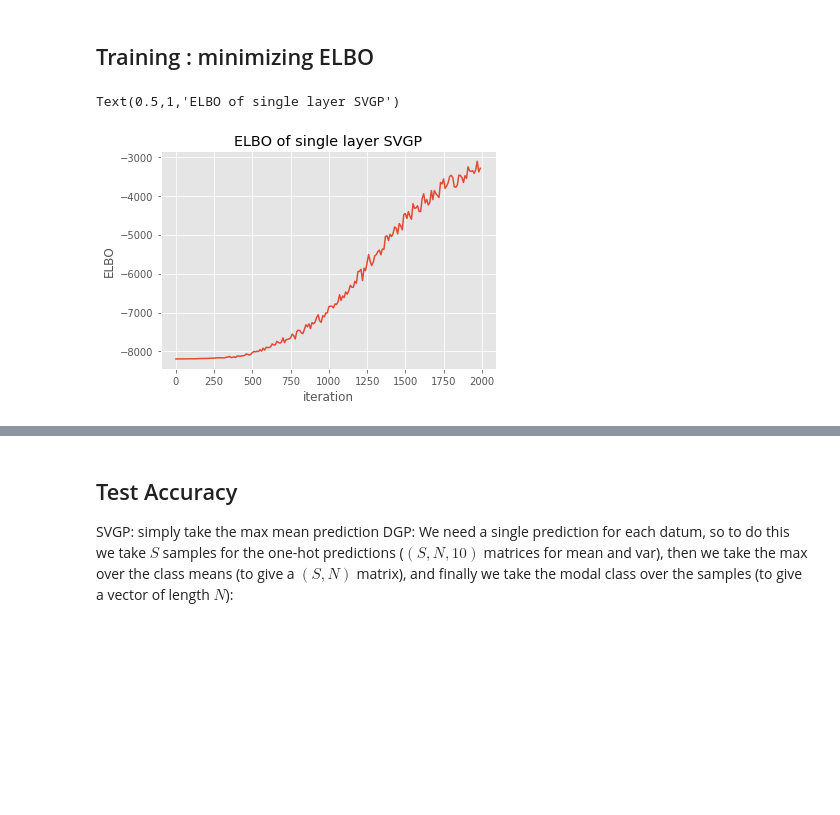
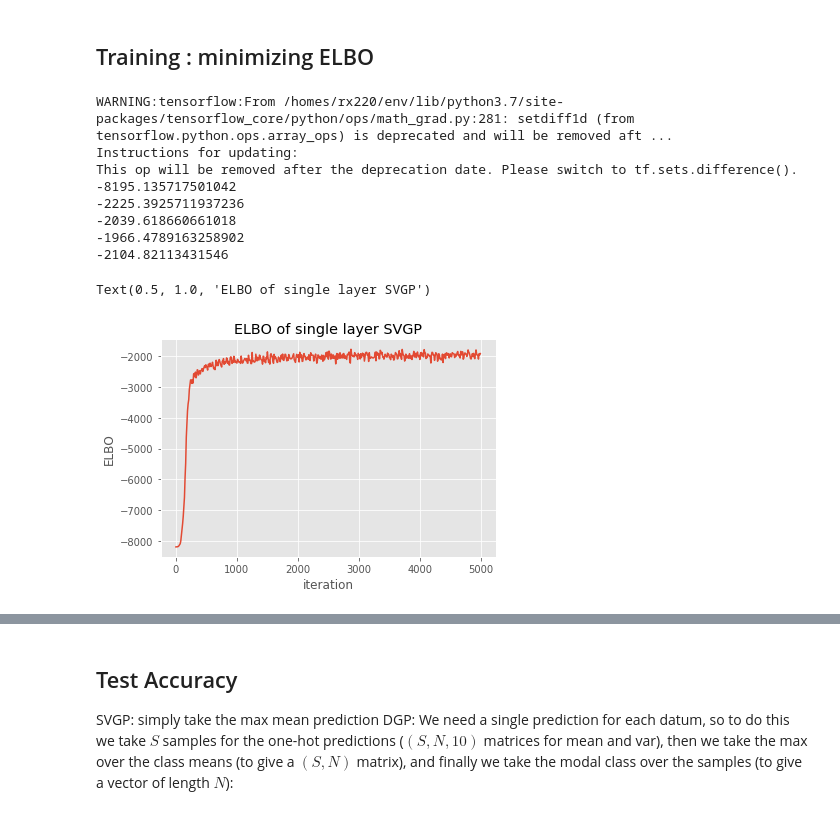
Before and after one commit to MattAshman/MLMI4, a Jupyter notebook: notebooks/mnist-classification.ipynb, the cells around one changed output, grey strips where cells are left out. Saved outputs shown, nothing was run; the diff lists cells and outputs as text; code cells hidden in the pictures; blank space fills up the shorter version.

```diff
--- a/notebooks/mnist-classification.ipynb
+++ b/notebooks/mnist-classification.ipynb
@@ -32,7 +36,7 @@ y_train = np.reshape(y_train,(-1,1))
 y_test = np.reshape(y_test,(-1,1))
 # %%
 minibatch_size = 1000
-#train_ds = tf.data.Dataset.from_tensor_slices((x_train, y_train)).repeat().shuffle(10000)
+train_ds = tf.data.Dataset.from_tensor_slices((x_train, y_train)).repeat().shuffle(10000)
 #test_ds = tf.data.Dataset.from_tensor_slices((x_test, y_test))
 # %%
 N = x_train.shape[0]
@@ -49,7 +53,8 @@ Z = kmeans2(x_train,M,minit='points')[0]
 # %%
 invlink = gpflow.likelihoods.RobustMax(10)  # Robustmax inverse link function
 likelihood = gpflow.likelihoods.MultiClass(10, invlink=invlink)  # Multiclass likelihood
-kernel = gpflow.kernels.SquaredExponential() + gpflow.kernels.White(variance=2e-6)
+kernel = gpflow.kernels.SquaredExponential()
+
 m = gpflow.models.SVGP(kernel=kernel, likelihood=likelihood,
     inducing_variable=Z, num_latent=10, whiten=True, q_diag=True)
 # %%
@@ -110,46 +111,59 @@ from tqdm import tqdm_notebook as tqdm
 def optimization_step(optimizer, model:gpflow.models.SVGP, batch):
     with tf.GradientTape(watch_accessed_variables=False) as tape:
         tape.watch(model.trainable_variables)
-        objective = - model.elbo(batch)
+        objective = - model.elbo(*batch)
         grads = tape.gradient(objective, model.trainable_variables)
     optimizer.apply_gradients(zip(grads, model.trainable_variables))
     return objective
 
 @tf.function(autograph=False)
-def optimization_step_dgp(optimizer, model:dgp):
+def optimization_step_dgp(optimizer, model:dgp, batch):
     with tf.GradientTape(watch_accessed_variables=False) as tape:
         tape.watch(model.trainable_variables)
-        objective = - model.elbo(full_cov=False)
+        objective = - model.elbo(*batch, full_cov=False)
         grads = tape.gradient(objective, model.trainable_variables)
     optimizer.apply_gradients(zip(grads, model.trainable_variables))
     return objective
 
 def run_adam(model, iterations):
     logf = []
-    adam = tf.optimizers.Adam()
+    adam = tf.optimizers.Adam(0.01)
     train_it = iter(train_ds.batch(minibatch_size))
     for step in range(iterations):
         elbo = - optimization_step(adam, model, next(train_it))
         if step % 10 == 0:
             logf.append(elbo.numpy())
+        if step % 1000 == 0:
+            print(elbo.numpy())
     return logf
 
 def run_adam_dgp(model, iterations):
     logf = []
-    adam = tf.optimizers.Adam()
+    adam = tf.optimizers.Adam(0.01)
+    train_it = iter(train_ds.batch(minibatch_size))
     for step in tqdm(range(iterations)):
-        elbo = - optimization_step_dgp(adam, model)
+        elbo = - optimization_step_dgp(adam, model, next(train_it))
         if step % 10 == 0:
             logf.append(elbo.numpy())
+        if step % 1000 == 0:
+            print(elbo.numpy())
     return logf
 # %%
-maxiter = ci_niter(2000)
+maxiter = ci_niter(5000)
 logf = run_adam(m, maxiter)
 plt.plot(np.arange(maxiter)[::10], logf)
 plt.xlabel('iteration')
 plt.ylabel('ELBO');
 plt.title('ELBO of single layer SVGP')
 # %% [output]
-Text(0.5,1,'ELBO of single layer SVGP')
+WARNING:tensorflow:From /homes/rx220/env/lib/python3.7/site-packages/tensorflow_core/python/ops/math_grad.py:281: setdiff1d (from tensorflow.python.ops.array_ops) is deprecated and will be removed aft ...
+Instructions for updating:
+This op will be removed after the deprecation date. Please switch to tf.sets.difference().
+-8195.135717501042
+-2225.3925711937236
+-2039.618660661018
+-1966.4789163258902
+-2104.82113431546
+Text(0.5, 1.0, 'ELBO of single layer SVGP')
-[figure, old version]
+[figure, new version]
 # %%
```
Also changed, not shown: parts of 10 cells of this notebook.
